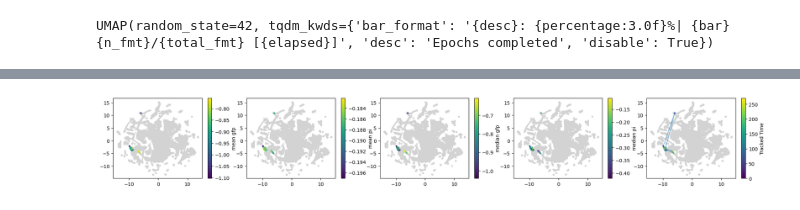
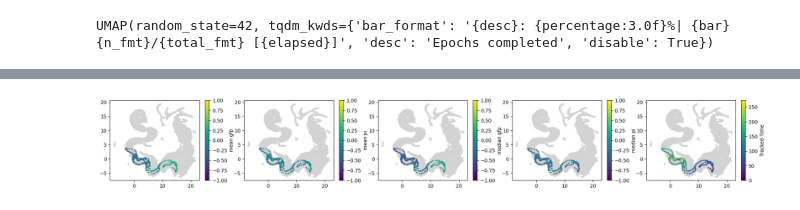
Before and after one commit to bpi-oxford/Cytotoxicity-Pipeline, a Jupyter notebook: notebooks/example_8.ipynb, the cells around one changed output, grey strips where cells are left out. Cells and saved outputs as stored; diff of their text form; code cells hidden in the pictures.

```diff
--- a/notebooks/example_8.ipynb
+++ b/notebooks/example_8.ipynb
@@ -228,21 +364,25 @@ label = np.array(label).reshape(-1,4)
 # %%
 reducer = umap.UMAP(random_state=42)
-reducer.fit(Z_flatten.reshape(-1,4*100))
+# reducer.fit(Z_flatten.reshape(-1,len(umap_features)*100))
+reducer.fit(cnn_features.reshape(-1,4*4*32))
 # %% [output]
 UMAP(random_state=42, tqdm_kwds={'bar_format': '{desc}: {percentage:3.0f}%| {bar} {n_fmt}/{total_fmt} [{elapsed}]', 'desc': 'Epochs completed', 'disable': True})
 # %%
-embedding_all = reducer.transform(Z_flatten.reshape(-1,4*100))
+# embedding_all = reducer.transform(Z_flatten.reshape(-1,4*100))
+embedding_all = reducer.transform(cnn_features.reshape(-1,4*4*32))
 # %%
-fig, axs = plt.subplots(1,5,figsize=(24,3))
+fig, axs = plt.subplots(1,len(umap_features)+1,figsize=(24,3))
 fig.suptitle('Temporal UMAP Embedding')
 
-for i in range(4):
-    scatter = axs[i].scatter(embedding_all[:, 0], embedding_all[:, 1],s=1,c=label[:,i], vmin=np.percentile(label[:,i],5), vmax=np.percentile(label[:,i],95))
+for i in range(len(umap_features)):
+    # scatter = axs[i].scatter(embedding_all[:, 0], embedding_all[:, 1],s=1,c=label[:,i], vmin=np.percentile(label[:,i],5), vmax=np.percentile(label[:,i],95))
+    scatter = axs[i].scatter(embedding_all[:, 0], embedding_all[:, 1],s=1,c=label[:,i], vmin=-1, vmax=1)
+    # scatter = axs[i].scatter(embedding_all[:, 0], embedding_all[:, 1],s=1,c=label[:,i], norm=matplotlib.colors.LogNorm())
     cbar = fig.colorbar(scatter, ax=axs[i])
     cbar.set_label(features_disp[i])
 
-axs[4].scatter(embedding_all[:, 0], embedding_all[:, 1],s=1,c="lightgrey")
-scatter = axs[4].scatter(embedding_all[:, 0], embedding_all[:, 1],s=1,c=label_t)
-cbar = fig.colorbar(scatter, ax=axs[4])
+axs[len(umap_features)].scatter(embedding_all[:, 0], embedding_all[:, 1],s=1,c="lightgrey")
+scatter = axs[len(umap_features)].scatter(embedding_all[:, 0], embedding_all[:, 1],s=1,c=label_t)
+cbar = fig.colorbar(scatter, ax=axs[len(umap_features)])
 cbar.set_label("Tracked Time")
 # %% [output]
@@ -250,24 +390,29 @@ cbar.set_label("Tracked Time")
 # %%
 # Embedding with different color coding
-fig, axs = plt.subplots(1,5,figsize=(24,3))
+fig, axs = plt.subplots(1,len(umap_features)+1,figsize=(24,3))
 
-INFER_TRACK = 3
+INFER_TRACK = 6
 
 # Color track tracking time
-z_flatten = Z_flatten[np.sum(track_len[0:INFER_TRACK]):np.sum(track_len[0:INFER_TRACK+1])]
+z_flatten = Z_flatten[np.sum(track_len[0:INFER_TRACK]):np.sum(track_len[0:INFER_TRACK+1]),:,:]
 tracked_time = label_t[np.sum(track_len[0:INFER_TRACK]):np.sum(track_len[0:INFER_TRACK+1])]
 
-embedding = reducer.transform(z_flatten.reshape(-1,4*100))
+z_flatten = z_flatten.reshape(-1,len(umap_features),10,10).transpose((0,2,3,1))
+cnn_features_ = embedded_layer_model.predict(z_flatten)
 
-for i in range(4):
+# embedding = reducer.transform(z_flatten.reshape(-1,4*100))
+embedding = reducer.transform(cnn_features_.reshape(-1,4*4*32))
+
+for i in range(len(umap_features)):
     axs[i].scatter(embedding_all[:, 0], embedding_all[:, 1],s=3,c="lightgrey")
-    scatter = axs[i].scatter(embedding[:, 0], embedding[:, 1],s=3,c=label[np.sum(track_len[0:INFER_TRACK]):np.sum(track_len[0:INFER_TRACK+1]),i])
+    # scatter = axs[i].scatter(embedding[:, 0], embedding[:, 1],s=3,c=label[np.sum(track_len[0:INFER_TRACK]):np.sum(track_len[0:INFER_TRACK+1]),i])
+    scatter = axs[i].scatter(embedding[:, 0], embedding[:, 1],s=3,c=label[np.sum(track_len[0:INFER_TRACK]):np.sum(track_len[0:INFER_TRACK+1]),i], vmin=-1, vmax=1)
     cbar = fig.colorbar(scatter, ax=axs[i])
     cbar.set_label(features_disp[i])
 
-axs[4].scatter(embedding_all[:, 0], embedding_all[:, 1],s=3,c="lightgrey")
-axs[4].plot(embedding[:, 0], embedding[:, 1], alpha=0.5)
-scatter = axs[4].scatter(embedding[:, 0], embedding[:, 1],s=3,c=tracked_time)
-cbar = fig.colorbar(scatter, ax=axs[4])
+axs[len(umap_features)].scatter(embedding_all[:, 0], embedding_all[:, 1],s=3,c="lightgrey")
+axs[len(umap_features)].plot(embedding[:, 0], embedding[:, 1], alpha=0.5)
+scatter = axs[len(umap_features)].scatter(embedding[:, 0], embedding[:, 1],s=3,c=tracked_time)
+cbar = fig.colorbar(scatter, ax=axs[len(umap_features)])
 cbar.set_label('Tracked Time')
 # %% [output]
@@ -274 +420 @@ cbar.set_label('Tracked Time')
-[figure, old version]
+[figure, new version]
```
Also changed, not shown: parts of 13 cells of this notebook.
